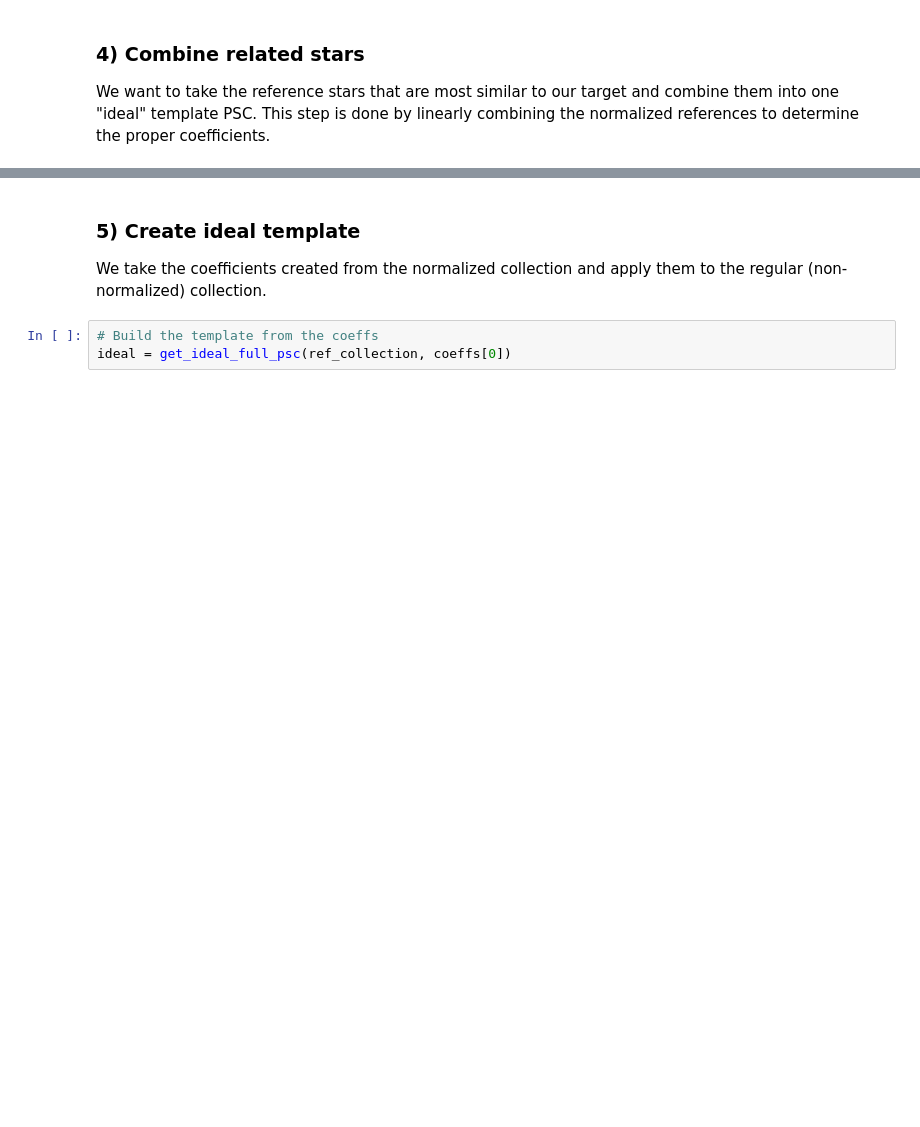
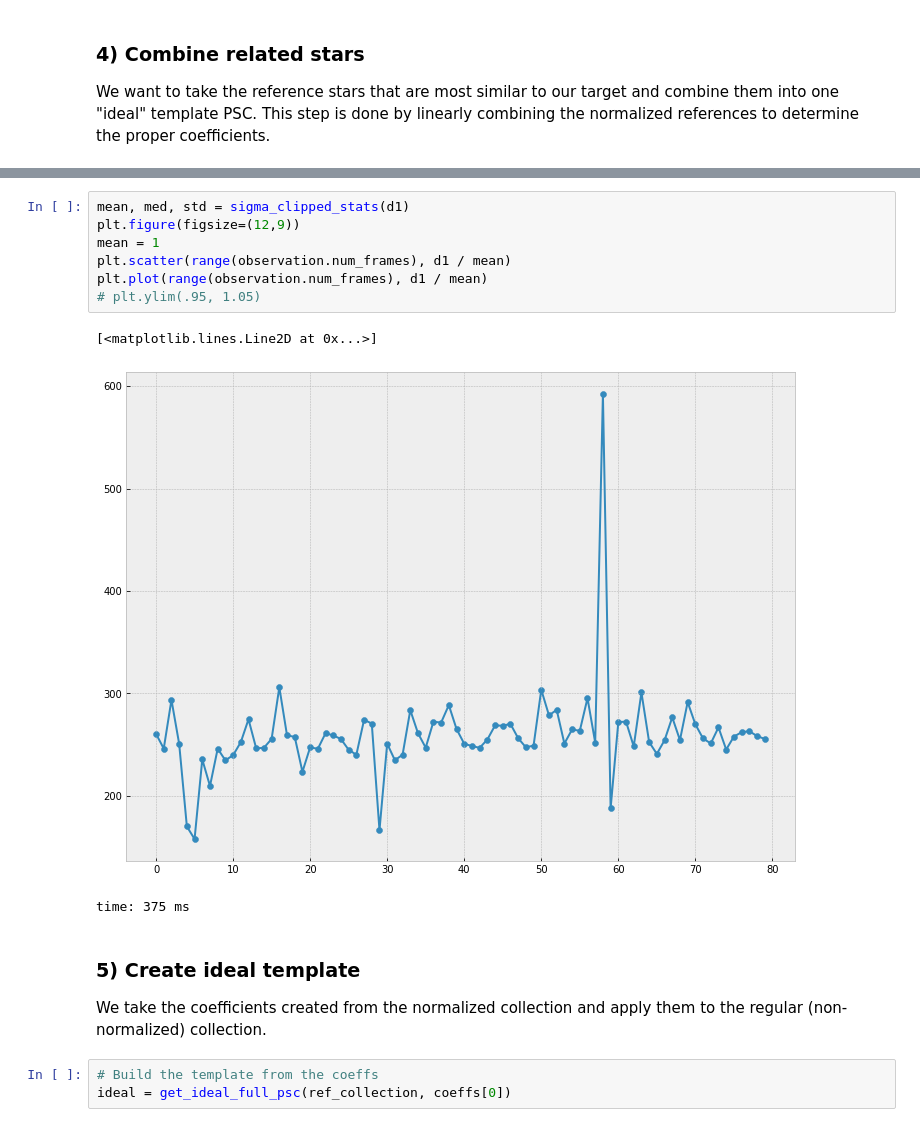
Before and after one commit to panoptes/panoptes-pipeline, a Jupyter notebook: examples/notebooks/PIAA-Algorithm.ipynb, the cells around one changed output, grey strips where cells are left out. Cells and saved outputs as stored; diff of their text form; blank space fills up the shorter version.

```diff
--- a/examples/notebooks/PIAA-Algorithm.ipynb
+++ b/examples/notebooks/PIAA-Algorithm.ipynb
@@ -227,3 +301,14 @@ time: 49.4 ms
+# %%
+mean, med, std = sigma_clipped_stats(d1)
+plt.figure(figsize=(12,9))
+mean = 1
+plt.scatter(range(observation.num_frames), d1 / mean)
+plt.plot(range(observation.num_frames), d1 / mean)
+# plt.ylim(.95, 1.05)
+# %% [output]
+[<matplotlib.lines.Line2D at 0x...>]
+[figure, added]
+time: 375 ms
 # %% [markdown]
 ### 5) Create ideal template
 
```
Also changed, not shown: parts of 45 cells of this notebook, 7 other files.
